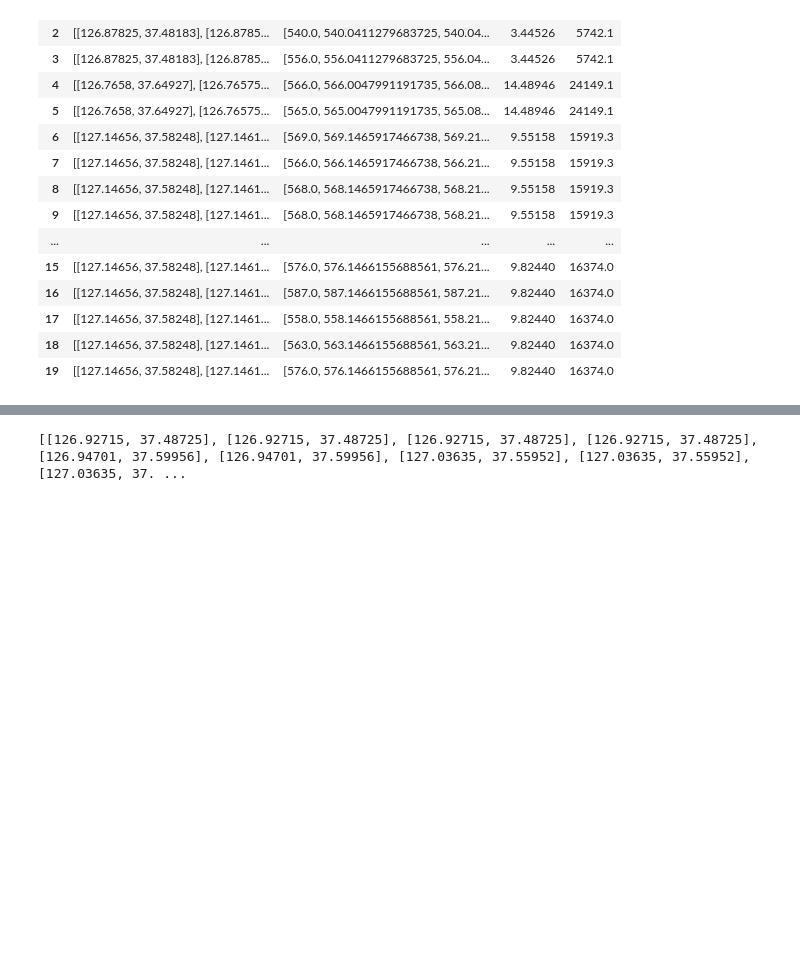
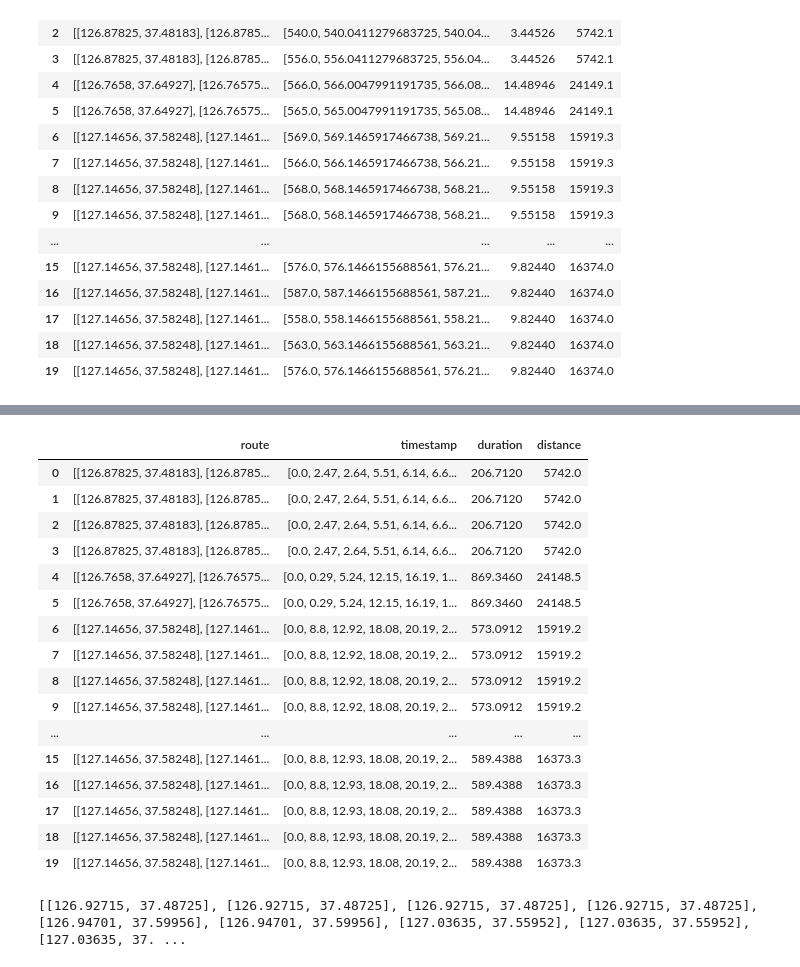
Before and after one commit to doyeonRyu/P-project, a Jupyter notebook: robotNetwork.ipynb, the cells around one changed output, grey strips where cells are left out. Cells and saved outputs as stored; diff of their text form; code cells hidden in the pictures; blank space fills up the shorter version.

```diff
--- a/robotNetwork.ipynb
+++ b/robotNetwork.ipynb
@@ -918,3 +1228,27 @@ updated_result_sub_list = result_sub_df.to_dict(orient='records')
+# %%
+# 트럭 이용 시 시간 계산
+result_truck_sub = osrm_routing_machine_multiprocess_all(OD_data_truck_sub, 'car', 100)
+# %%
+result_truck_sub_df = pd.DataFrame(result_truck_sub)
+result_truck_sub_df
+# %% [output]
+|  | route | timestamp | duration | distance |
+| 0 | [[126.87825, 37.48183], [126.8785... | [0.0, 2.47, 2.64, 5.51, 6.14, 6.6... | 206.7120 | 5742.0 |
+| 1 | [[126.87825, 37.48183], [126.8785... | [0.0, 2.47, 2.64, 5.51, 6.14, 6.6... | 206.7120 | 5742.0 |
+| 2 | [[126.87825, 37.48183], [126.8785... | [0.0, 2.47, 2.64, 5.51, 6.14, 6.6... | 206.7120 | 5742.0 |
+| 3 | [[126.87825, 37.48183], [126.8785... | [0.0, 2.47, 2.64, 5.51, 6.14, 6.6... | 206.7120 | 5742.0 |
+| 4 | [[126.7658, 37.64927], [126.76575... | [0.0, 0.29, 5.24, 12.15, 16.19, 1... | 869.3460 | 24148.5 |
+| 5 | [[126.7658, 37.64927], [126.76575... | [0.0, 0.29, 5.24, 12.15, 16.19, 1... | 869.3460 | 24148.5 |
+| 6 | [[127.14656, 37.58248], [127.1461... | [0.0, 8.8, 12.92, 18.08, 20.19, 2... | 573.0912 | 15919.2 |
+| 7 | [[127.14656, 37.58248], [127.1461... | [0.0, 8.8, 12.92, 18.08, 20.19, 2... | 573.0912 | 15919.2 |
+| 8 | [[127.14656, 37.58248], [127.1461... | [0.0, 8.8, 12.92, 18.08, 20.19, 2... | 573.0912 | 15919.2 |
+| 9 | [[127.14656, 37.58248], [127.1461... | [0.0, 8.8, 12.92, 18.08, 20.19, 2... | 573.0912 | 15919.2 |
+| ... | ... | ... | ... | ... |
+| 15 | [[127.14656, 37.58248], [127.1461... | [0.0, 8.8, 12.93, 18.08, 20.19, 2... | 589.4388 | 16373.3 |
+| 16 | [[127.14656, 37.58248], [127.1461... | [0.0, 8.8, 12.93, 18.08, 20.19, 2... | 589.4388 | 16373.3 |
+| 17 | [[127.14656, 37.58248], [127.1461... | [0.0, 8.8, 12.93, 18.08, 20.19, 2... | 589.4388 | 16373.3 |
+| 18 | [[127.14656, 37.58248], [127.1461... | [0.0, 8.8, 12.93, 18.08, 20.19, 2... | 589.4388 | 16373.3 |
+| 19 | [[127.14656, 37.58248], [127.1461... | [0.0, 8.8, 12.93, 18.08, 20.19, 2... | 589.4388 | 16373.3 |
 # %%
 # 모든 행의 route의 마지막 값 추출
 last_points = result_sub_df['route'].apply(lambda r: r[-1])
```
Also changed, not shown: parts of 27 cells of this notebook.
